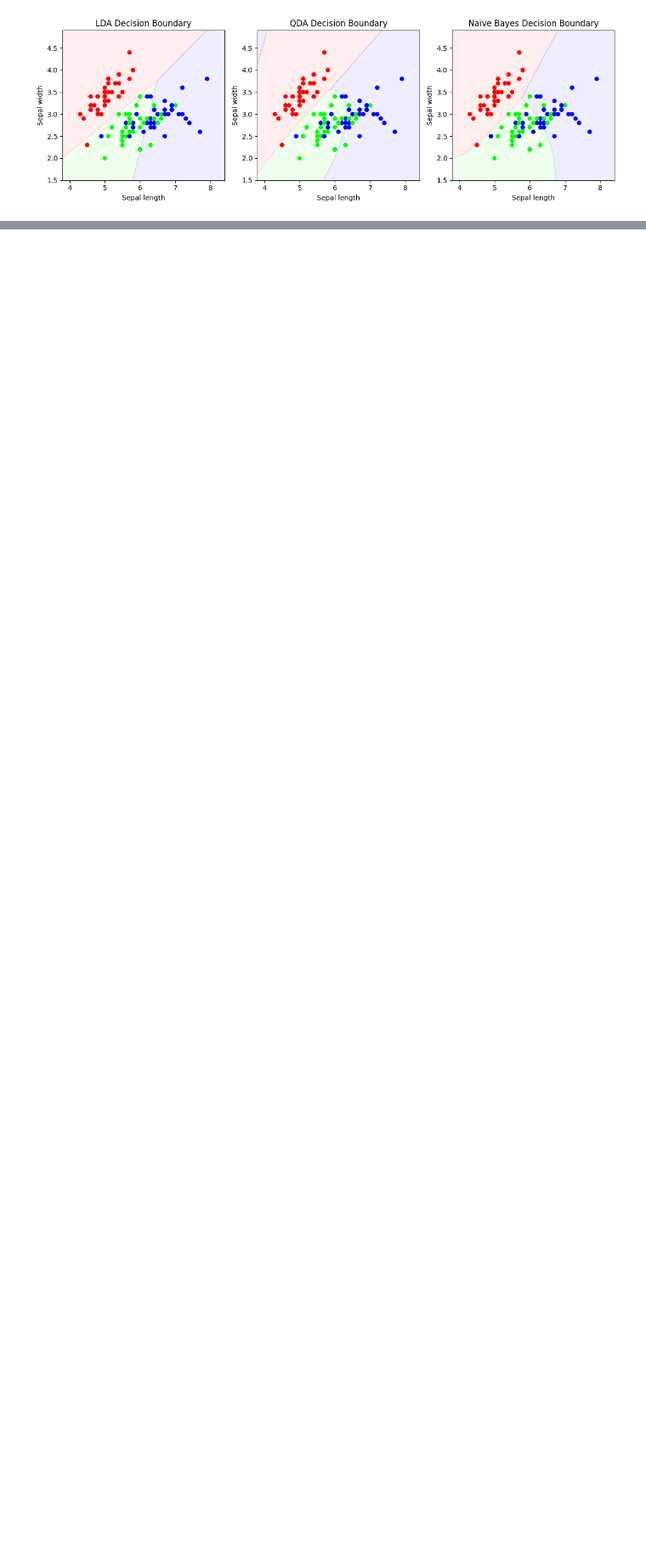
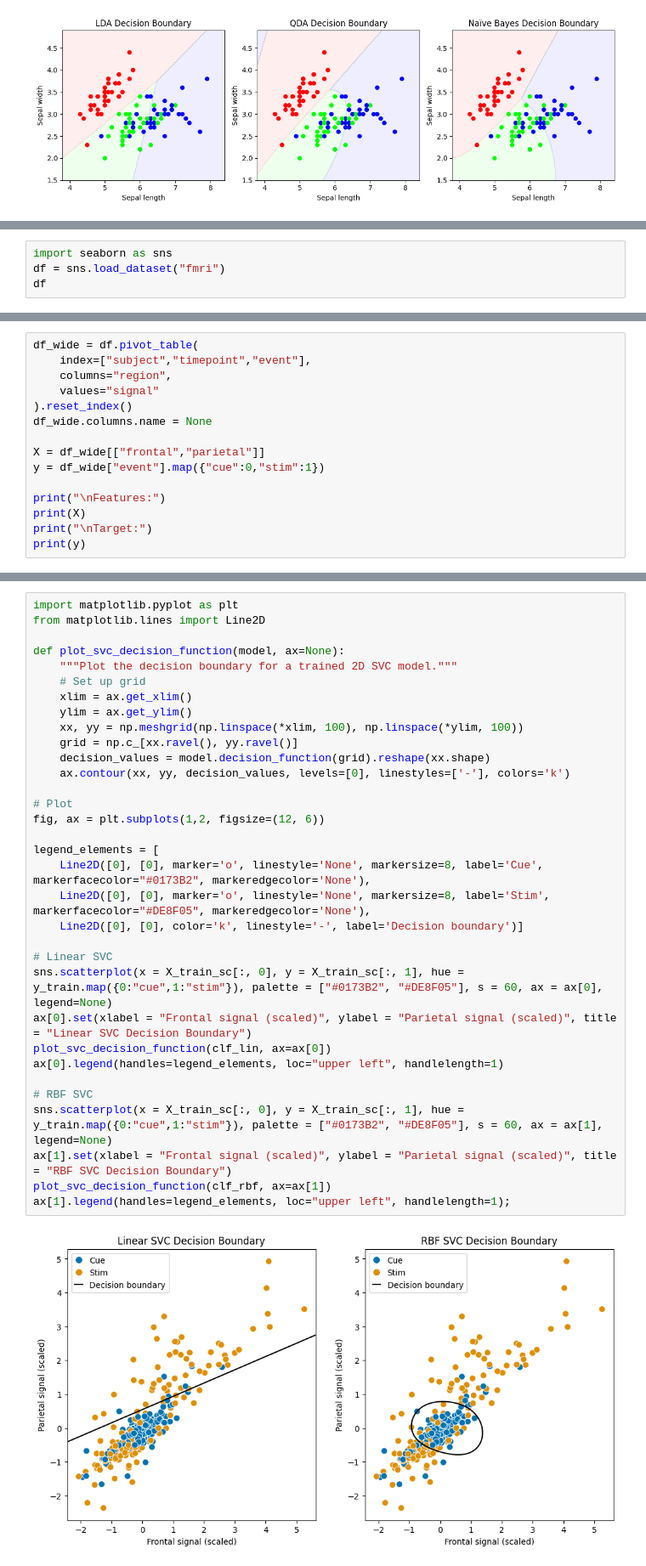
Before and after one commit to mibur1/psy112, a Jupyter notebook: book/solutions/solutions_2.ipynb, the cells around one changed output, grey strips where cells are left out. Shown at 85% size. Drawn from its saved outputs; the diff is of its cells as text; blank space fills up the shorter version.

```diff
--- a/book/solutions/solutions_2.ipynb
+++ b/book/solutions/solutions_2.ipynb
@@ -475,0 +480,4 @@ plt.tight_layout()
+# %%
+import seaborn as sns
+df = sns.load_dataset("fmri")
+df
@@ -475,0 +504,15 @@ plt.tight_layout()
+# %%
+df_wide = df.pivot_table(
+    index=["subject","timepoint","event"],
+    columns="region",
+    values="signal"
+).reset_index()
+df_wide.columns.name = None
+
+X = df_wide[["frontal","parietal"]]
+y = df_wide["event"].map({"cue":0,"stim":1})
+
+print("\nFeatures:")
+print(X)
+print("\nTarget:")
+print(y)
@@ -475,0 +590,35 @@ plt.tight_layout()
+# %%
+import matplotlib.pyplot as plt
+from matplotlib.lines import Line2D
+
+def plot_svc_decision_function(model, ax=None):
+    """Plot the decision boundary for a trained 2D SVC model."""
+    # Set up grid
+    xlim = ax.get_xlim()
+    ylim = ax.get_ylim()
+    xx, yy = np.meshgrid(np.linspace(*xlim, 100), np.linspace(*ylim, 100))
+    grid = np.c_[xx.ravel(), yy.ravel()]
+    decision_values = model.decision_function(grid).reshape(xx.shape)
+    ax.contour(xx, yy, decision_values, levels=[0], linestyles=['-'], colors='k')
+
+# Plot
+fig, ax = plt.subplots(1,2, figsize=(12, 6))
+
+legend_elements = [
+    Line2D([0], [0], marker='o', linestyle='None', markersize=8, label='Cue', markerfacecolor="#0173B2", markeredgecolor='None'),
+    Line2D([0], [0], marker='o', linestyle='None', markersize=8, label='Stim', markerfacecolor="#DE8F05", markeredgecolor='None'),
+    Line2D([0], [0], color='k', linestyle='-', label='Decision boundary')]
+
+# Linear SVC
+sns.scatterplot(x = X_train_sc[:, 0], y = X_train_sc[:, 1], hue = y_train.map({0:"cue",1:"stim"}), palette = ["#0173B2", "#DE8F05"], s = 60, ax = ax[0], legend=None)
+ax[0].set(xlabel = "Frontal signal (scaled)", ylabel = "Parietal signal (scaled)", title  = "Linear SVC Decision Boundary")
+plot_svc_decision_function(clf_lin, ax=ax[0])
+ax[0].legend(handles=legend_elements, loc="upper left", handlelength=1)
+
+# RBF SVC
+sns.scatterplot(x = X_train_sc[:, 0], y = X_train_sc[:, 1], hue = y_train.map({0:"cue",1:"stim"}), palette = ["#0173B2", "#DE8F05"], s = 60, ax = ax[1], legend=None)
+ax[1].set(xlabel = "Frontal signal (scaled)", ylabel = "Parietal signal (scaled)", title  = "RBF SVC Decision Boundary")
+plot_svc_decision_function(clf_rbf, ax=ax[1])
+ax[1].legend(handles=legend_elements, loc="upper left", handlelength=1);
+# %% [output]
+[figure, added]
```
Also changed, not shown: parts of 9 cells of this notebook, 2 other files.
